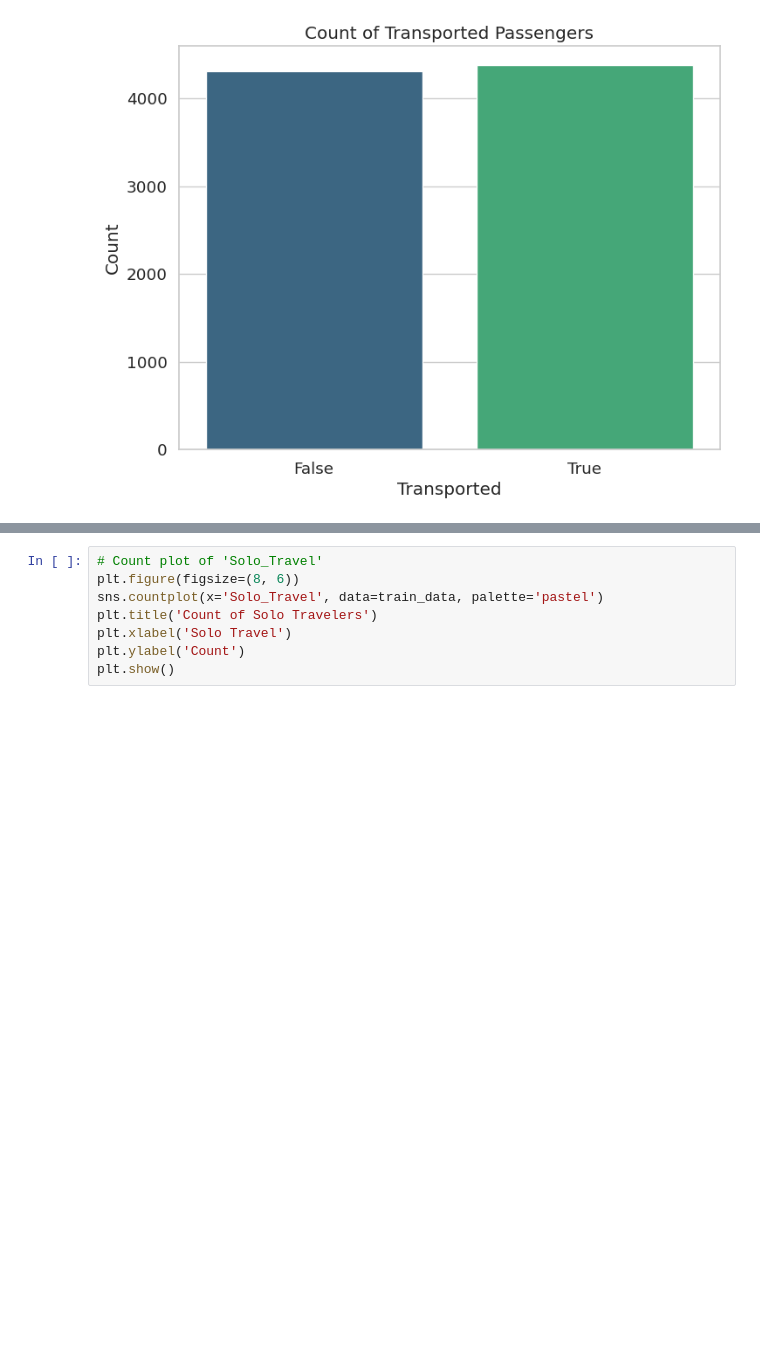
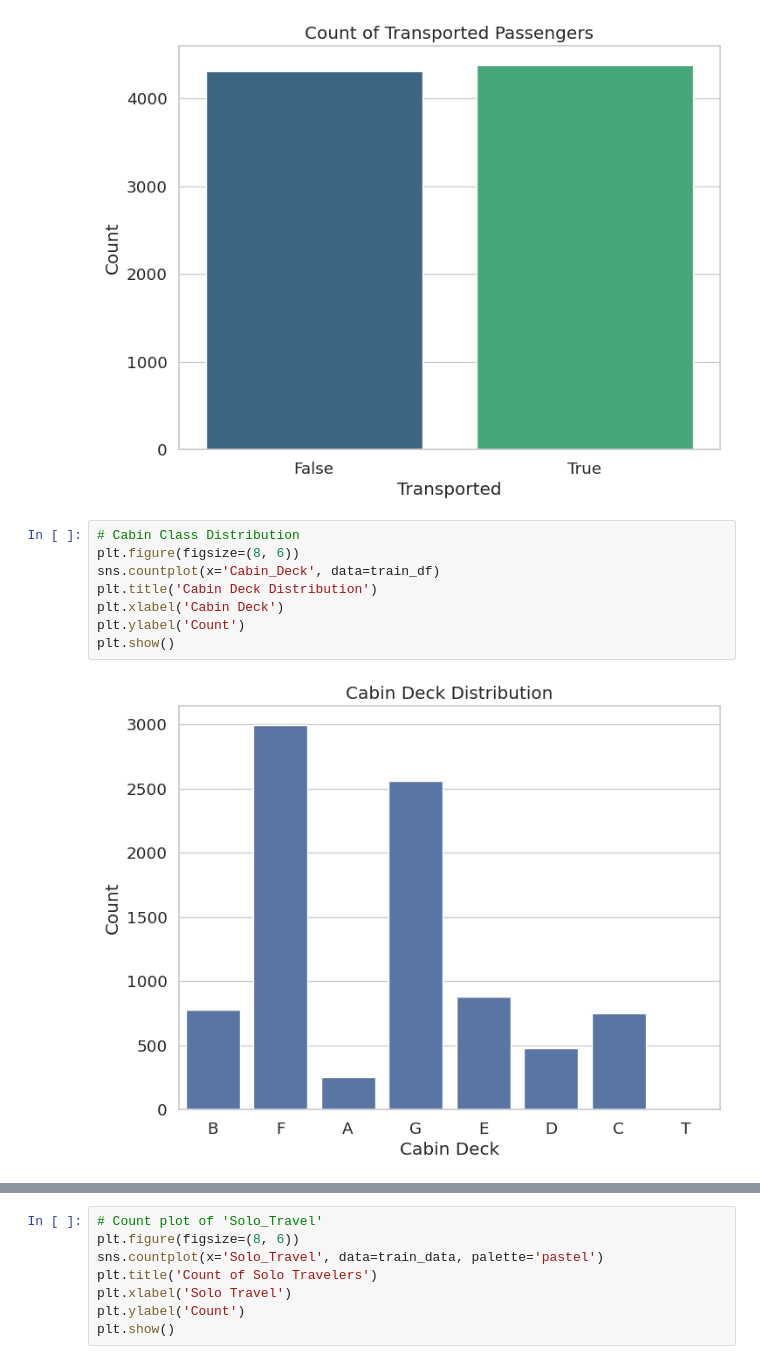
Before and after one commit to 7PAM2015-0509-2023-Group-20/-Kaggle-Challenge-20, a Jupyter notebook: Group_project_Kaggle_Challenge.ipynb, the cells around one changed output, grey strips where cells are left out. Saved outputs shown, nothing was run; the diff lists cells and outputs as text; blank space fills up the shorter version.

```diff
--- a/Group_project_Kaggle_Challenge.ipynb
+++ b/Group_project_Kaggle_Challenge.ipynb
@@ -220,4 +229,14 @@ plt.ylabel('Count')
 plt.show()
 # %% [output]
 [figure]
+# %%
+# Cabin Class Distribution
+plt.figure(figsize=(8, 6))
+sns.countplot(x='Cabin_Deck', data=train_df)
+plt.title('Cabin Deck Distribution')
+plt.xlabel('Cabin Deck')
+plt.ylabel('Count')
+plt.show()
+# %% [output]
+[figure, added]
 # %%
```
Also changed, not shown: parts of 12 cells of this notebook.
